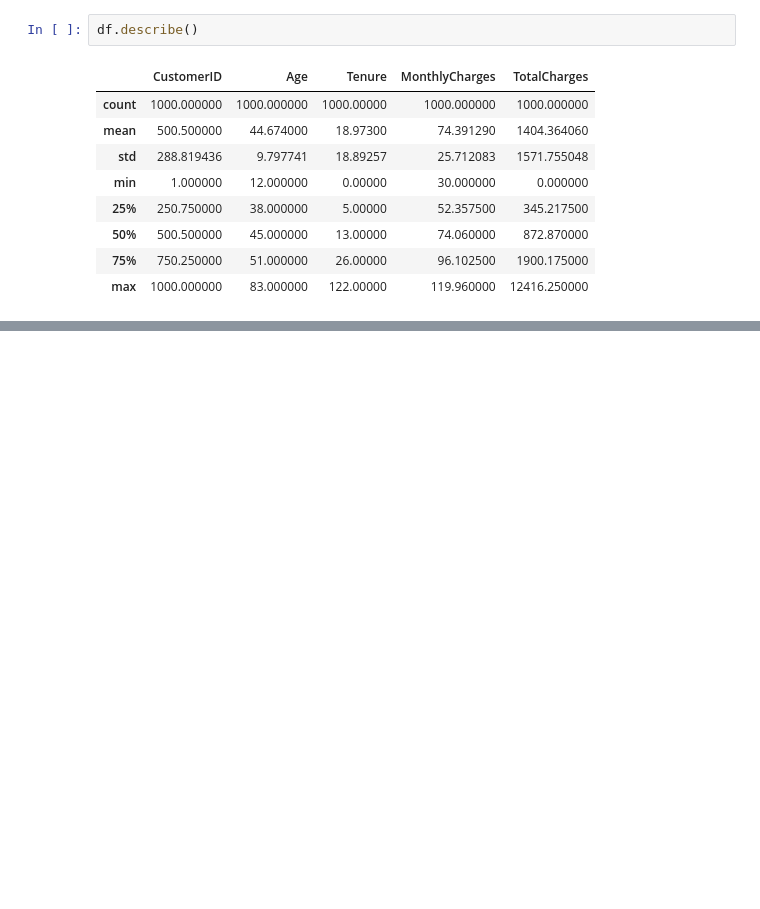
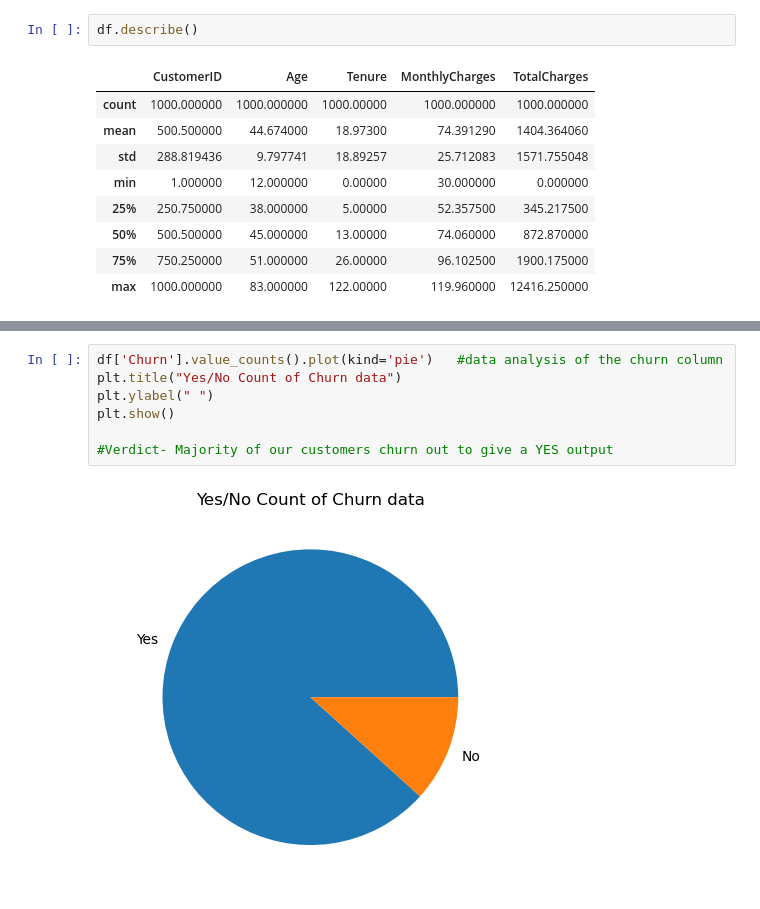
Before and after one commit to Advitiya-yadav/CustomerChurnProject, a Jupyter notebook: Analysis_prediction.ipynb, the cells around one changed output, grey strips where cells are left out. Cells and saved outputs as stored; diff of their text form; blank space fills up the shorter version.

Commit message:
Initial EDA and Analysis of the given Dataset

```diff
--- a/Analysis_prediction.ipynb
+++ b/Analysis_prediction.ipynb
@@ -100,0 +140,9 @@ categorial_columns=df.select_dtypes(include='object')
+# %%
+df['Churn'].value_counts().plot(kind='pie')   #data analysis of the churn column
+plt.title("Yes/No Count of Churn data")
+plt.ylabel(" ")
+plt.show()
+
+#Verdict- Majority of our customers churn out to give a YES output
+# %% [output]
+[figure, added]
```
Also changed, not shown: parts of 13 cells of this notebook.
